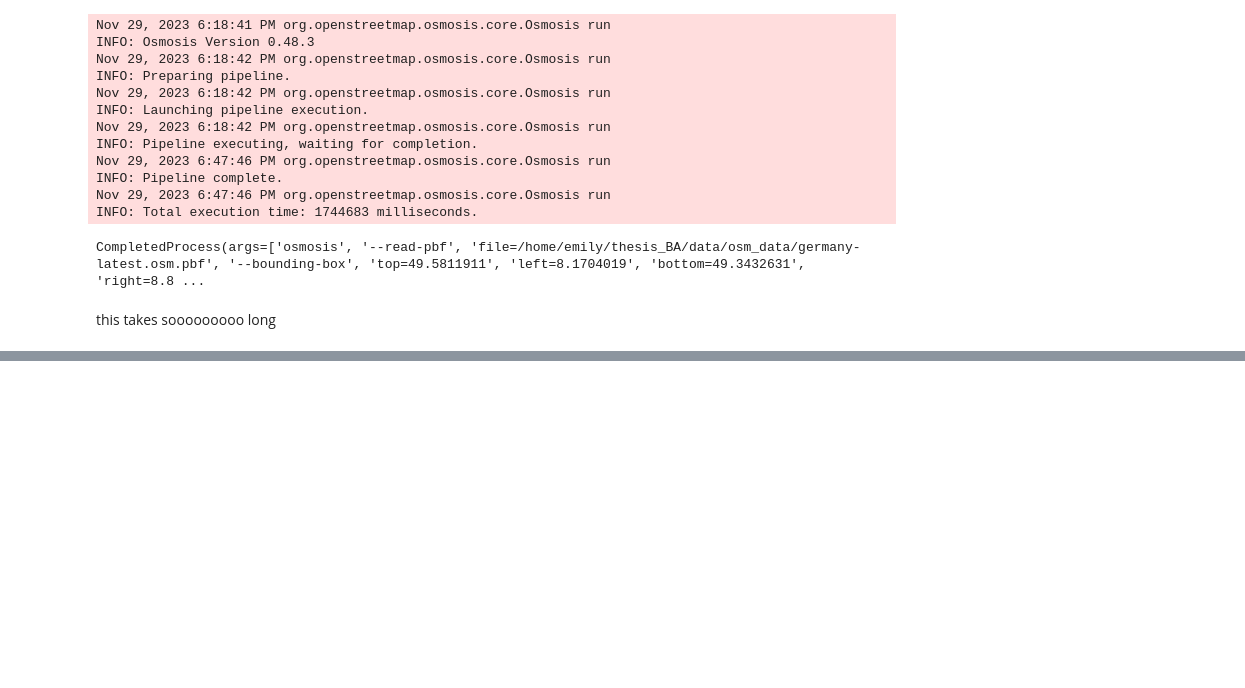
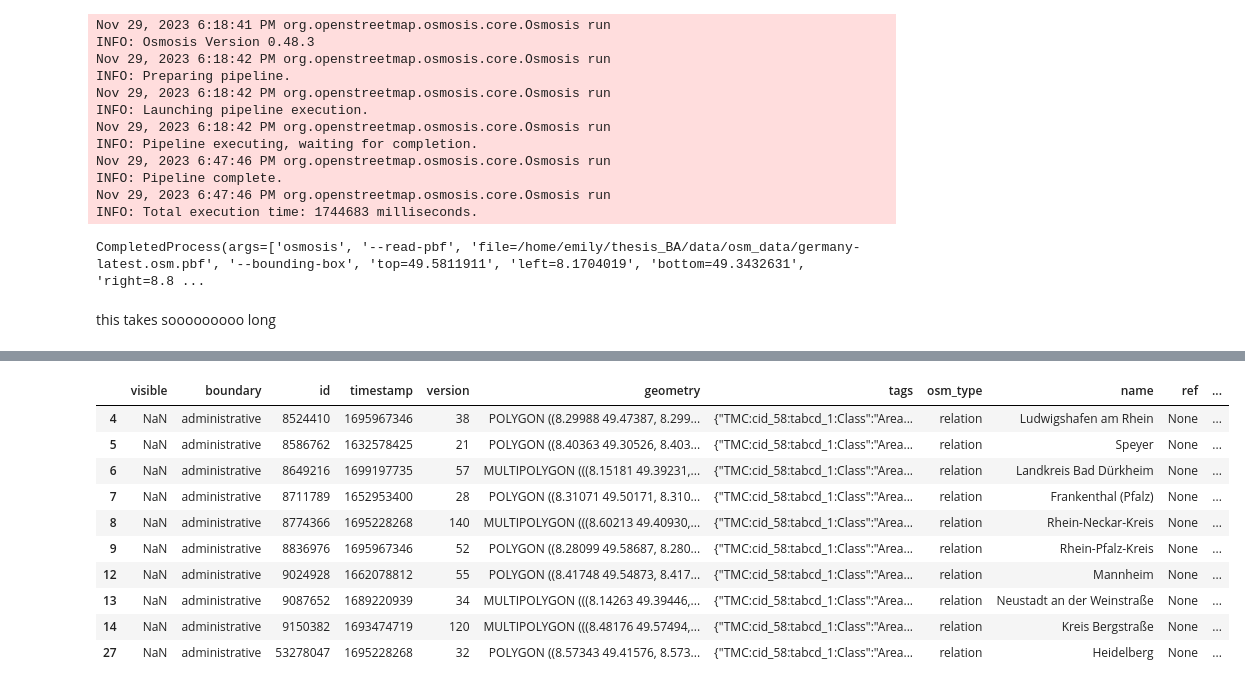
Before and after one commit to Chwiggy/BA-Thesis, a Jupyter notebook: src/playground.ipynb, the cells around one changed output, grey strips where cells are left out. Drawn from its saved outputs; the diff is of its cells as text; code cells hidden in the pictures; blank space fills up the shorter version.

```diff
--- a/src/playground.ipynb
+++ b/src/playground.ipynb
@@ -179,0 +199,16 @@ transport_network_rnv = r5py.TransportNetwork(
+# %%
+admin_boundaries = osm_data_obj.get_boundaries()
+counties = admin_boundaries.loc[admin_boundaries['admin_level'] == '6']
+counties
+# %% [output]
+|  | visible | boundary | id | timestamp | version | geometry | tags | osm_type | name | ref | ... |
+| 4 | NaN | administrative | 8524410 | 1695967346 | 38 | POLYGON ((8.29988 49.47387, 8.299... | {"TMC:cid_58:tabcd_1:Class":"Area... | relation | Ludwigshafen am Rhein | None | ... |
+| 5 | NaN | administrative | 8586762 | 1632578425 | 21 | POLYGON ((8.40363 49.30526, 8.403... | {"TMC:cid_58:tabcd_1:Class":"Area... | relation | Speyer | None | ... |
+| 6 | NaN | administrative | 8649216 | 1699197735 | 57 | MULTIPOLYGON (((8.15181 49.39231,... | {"TMC:cid_58:tabcd_1:Class":"Area... | relation | Landkreis Bad Dürkheim | None | ... |
+| 7 | NaN | administrative | 8711789 | 1652953400 | 28 | POLYGON ((8.31071 49.50171, 8.310... | {"TMC:cid_58:tabcd_1:Class":"Area... | relation | Frankenthal (Pfalz) | None | ... |
+| 8 | NaN | administrative | 8774366 | 1695228268 | 140 | MULTIPOLYGON (((8.60213 49.40930,... | {"TMC:cid_58:tabcd_1:Class":"Area... | relation | Rhein-Neckar-Kreis | None | ... |
+| 9 | NaN | administrative | 8836976 | 1695967346 | 52 | POLYGON ((8.28099 49.58687, 8.280... | {"TMC:cid_58:tabcd_1:Class":"Area... | relation | Rhein-Pfalz-Kreis | None | ... |
+| 12 | NaN | administrative | 9024928 | 1662078812 | 55 | POLYGON ((8.41748 49.54873, 8.417... | {"TMC:cid_58:tabcd_1:Class":"Area... | relation | Mannheim | None | ... |
+| 13 | NaN | administrative | 9087652 | 1689220939 | 34 | MULTIPOLYGON (((8.14263 49.39446,... | {"TMC:cid_58:tabcd_1:Class":"Area... | relation | Neustadt an der Weinstraße | None | ... |
+| 14 | NaN | administrative | 9150382 | 1693474719 | 120 | MULTIPOLYGON (((8.48176 49.57494,... | {"TMC:cid_58:tabcd_1:Class":"Area... | relation | Kreis Bergstraße | None | ... |
+| 27 | NaN | administrative | 53278047 | 1695228268 | 32 | POLYGON ((8.57343 49.41576, 8.573... | {"TMC:cid_58:tabcd_1:Class":"Area... | relation | Heidelberg | None | ... |
```
Also changed, not shown: parts of 2 cells of this notebook.
